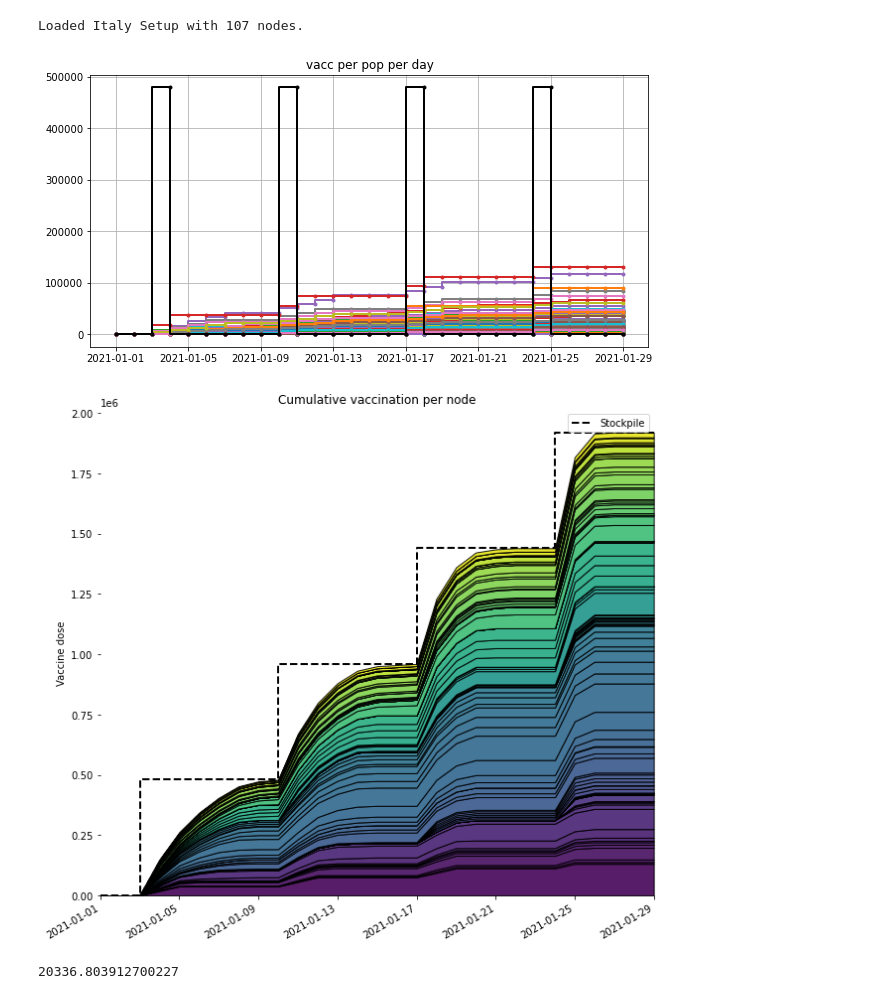
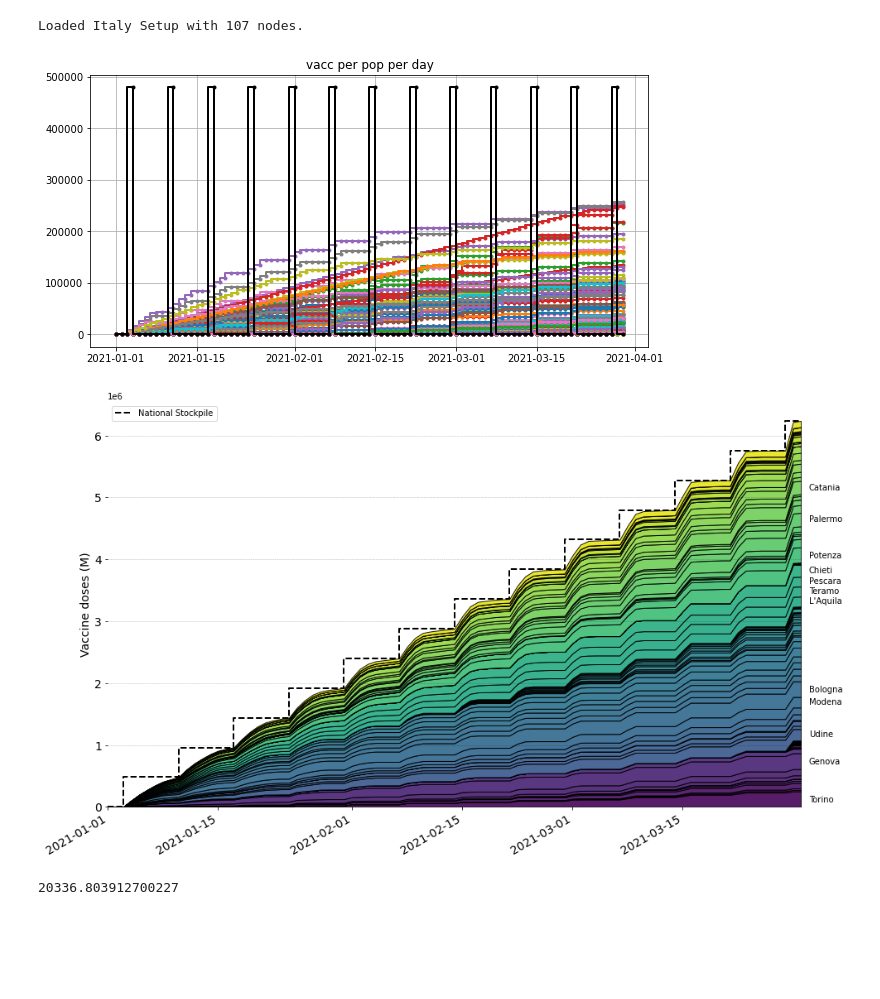
Before and after one commit to jcblemai/COVID-19_italy-vaccination-oc, a Jupyter notebook: analysis_ts.ipynb, the cells around one changed output. Cells and saved outputs as stored; diff of their text form; code cells hidden in the pictures; blank space fills up the shorter version.

```diff
--- a/analysis_ts.ipynb
+++ b/analysis_ts.ipynb
@@ -58,7 +58,7 @@ baseline = None
 
 n_int_steps = 6
 nnodes = 107  # nodes
-ndays = 30
+ndays = 90
 
 setup = ItalySetup(nnodes, ndays, when)
 M = setup.nnodes
@@ -69,7 +69,7 @@ with open(f'italy-data/parameters_{nnodes}_{when}.pkl', 'rb') as inp:
 # %% [output]
 Loaded Italy Setup with 107 nodes.
 # %%
-filename = 'model_output/scenarios/L-r15-t479700-id17-opi-107_90.csv'
+filename = 'model_output/scenarios/L-r15-t479700-id17-opi-107_180.csv'
 mydata = pd.read_csv(filename, index_col= 'date', parse_dates=True)
 maxvaccrate_regional, stockpile_national, stockpile_national_constraint, control_initial = build_scenario(setup, pick_scenario(setup, int(filename.split('-')[-3][2:])))
 mydata['valuepop'] = mydata['value'] / setup.pop_node[mydata['placeID']]
@@ -92,40 +92,51 @@ ax.step(idx, stockpile_national, lw = 2, ls = '-', marker='.', c = 'k')
 ax.set_title(st + ' per pop per day');
 ax.grid()
 # %% [output]
-[figure, old version]
+[figure, new version]
 # %%
-fig, ax = plt.subplots(1,1, figsize = (10,10))
+fig, ax = plt.subplots(1,1, figsize = (15,10))
+fig.patch.set_facecolor('white')
+
+
 i = 8
 st = states_names[i]
 st = 'vacc'
 value = 'value'
 col = sns.color_palette("viridis", 110)
 #col = sns.color_palette("Paired", 110)
+ax.grid(True, 'major', 'y', ls='--', lw=.5, c='k', alpha=.3)
+
 
 #mydata[(mydata['comp'] == st)].pivot(columns = 'place', values=value).cumsum().plot.area(ax = ax, colors=col)# lw = 2, ls = '-', marker='.')
 ax.stackplot(idx, [mydata[(mydata['comp'] == st)].pivot(columns = 'place', values=value).cumsum()[pl] for pl in setup.ind2name],
               edgecolor= 'k', colors = col, lw=1, ls = '-', alpha = .9)
 
-ax.step(idx, stockpile_national.cumsum(), lw = 2, ls = '--',  c = 'k', label = 'Stockpile') # marker='.',
+ax.step(idx, stockpile_national.cumsum(), lw = 2, ls = '--',  c = 'k', label = 'National Stockpile') # marker='.',
 
-#acc = 0
-#for i, ndn in enumerate(setup.ind2name):
-#    acc = acc + mydata[(mydata['comp'] == st)].pivot(columns = 'place', values=value).sum()[ndn]
-#    plt.text(setup.end_date, acc-0.5e4, ndn, fontsize=9)
+acc = 0
+for i, ndn in enumerate(setup.ind2name):
+    this = mydata[(mydata['comp'] == st)].pivot(columns = 'place', values=value).sum()[ndn]
+    acc = acc + this
+    if this > 1.5e5:
+        plt.text(setup.end_date, acc-2*this/3, ndn, fontsize=10)
 
-ax.set_title('Cumulative vaccination per node');
-ax.set_ylabel('Vaccine dose');
+#ax.set_title('Cumulative vaccination per node', );
+ax.set_ylabel('Vaccine doses (M)', fontsize=14);
 #ax.grid()
 ax.set_xlim(setup.start_date, setup.end_date-datetime.timedelta(1))
-ax.legend()
+ax.legend(loc='upper left')
 fig.autofmt_xdate()
 ax.spines['top'].set_visible(False)
 ax.spines['bottom'].set_visible(False)
 ax.spines['right'].set_visible(False)
 ax.spines['left'].set_visible(False)
 ax.get_xaxis().tick_bottom()
 ax.get_yaxis().tick_left()
+plt.xticks(fontsize=14)
+plt.yticks(fontsize=14)
+
+#ax.grid()
 #fig.subplots_adjust(left=.06, right=.75, bottom=.02, top=.94)
 fig.savefig('figures/ts_optimal_stackplot.pdf')
 # %% [output]
-[figure, old version]
+[figure, new version]
```
Also changed, not shown: parts of 7 cells of this notebook, 4 other files.
